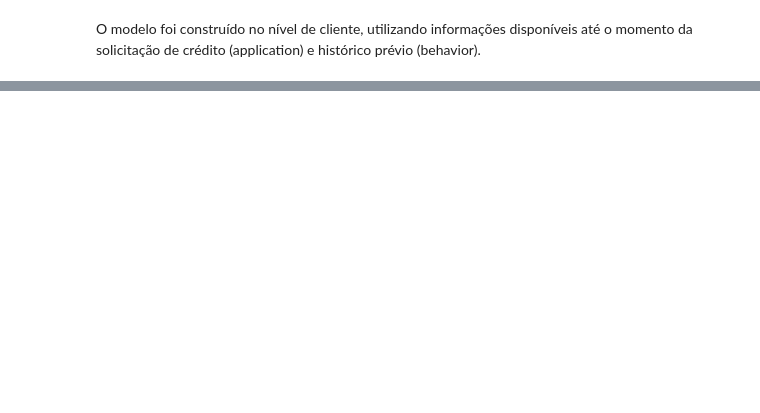
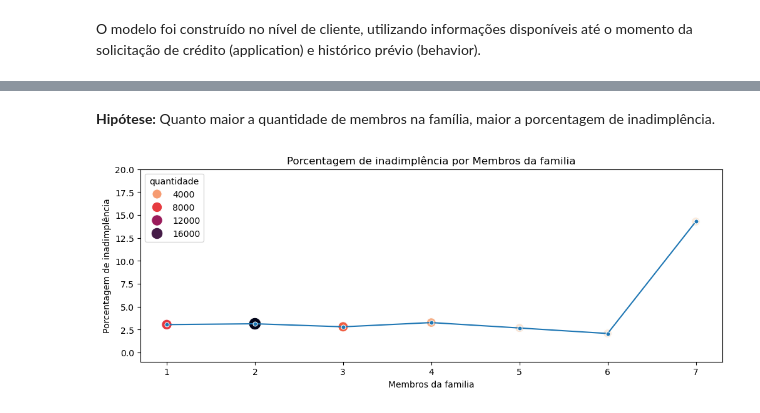
Before and after one commit to Passaret/Case-credito, a Jupyter notebook: case.ipynb, the cells around one changed output, grey strips where cells are left out. Cells and saved outputs as stored; diff of their text form; code cells hidden in the pictures; blank space fills up the shorter version.

```diff
--- a/case.ipynb
+++ b/case.ipynb
@@ -1077,13 +636,24 @@ df_app = (
     )
 )
 
-# Base final
+# Juntando as bases
 df_model_behavior = (
     df_app
     .merge(agg_hist_contratos, on='id_cliente', how='left')
     .merge(agg_hist_parcelas, on='id_cliente', how='left')
 )
+
+# Juntando base + target_cliente
+df_model_final = (
+    df_model_behavior
+    .merge(
+        target_cliente,
+        on='id_cliente',
+        how='left'
+    )
+)
 # %%
+# Tratamento
 behavior_cols = [
     'qtd_contratos_previos',
     'qtd_contratos_encerrados',
@@ -1102,7 +672,9 @@ behavior_cols = [
     'flag_ja_inadimplente'
 ]
 
+# Criando flags dos missing
 for col in behavior_cols:
-    df_model_behavior[f'{col}_missing'] = df_model_behavior[col].isna().astype(int)
+    df_model_final[f'{col}_missing'] = df_model_final[col].isna().astype(int)
 
-df_model_behavior[behavior_cols] = df_model_behavior[behavior_cols].fillna(0)
+# Valores NA inputados 0
+df_model_final[behavior_cols] = df_model_final[behavior_cols].fillna(0)
@@ -1125,0 +703,42 @@ df_model_behavior[behavior_cols].describe().T
+# %% [markdown]
+**Hipótese:** Quanto maior a quantidade de membros na família, maior a porcentagem de inadimplência.
+# %%
+familia_inad = (
+    df_model_final.groupby(['over60mob06', 'qtd_membros_familia'], observed=False) \
+    .agg(count = pd.NamedAgg(column='qtd_membros_familia', aggfunc='count')) \
+    .reset_index() \
+    .pivot(index = 'qtd_membros_familia', columns='over60mob06', values= 'count')
+)
+familia_inad.reset_index(inplace=True)
+
+# Criando a coluna de quantidade total de ofertas
+familia_inad['quantidade'] = familia_inad[0] + familia_inad[1]
+
+familia_inad['Inadimplência_%'] = round((familia_inad[1] / (familia_inad[0] + familia_inad[1]) * 100),2)
+
+
+# Gráfico
+plt.figure(figsize=(12,4))
+
+g = sns.lineplot(data = familia_inad, x= 'qtd_membros_familia', y = 'Inadimplência_%', marker ='o', markersize = 5)
+
+g1 = sns.scatterplot(
+    data=familia_inad,
+    x='qtd_membros_familia',
+    y='Inadimplência_%',
+    size='quantidade',
+    sizes=(100, 200),
+    alpha=1,
+    legend=True,
+    hue = 'quantidade',
+    palette='rocket_r'
+)
+
+# Textos
+plt.title('Porcentagem de inadimplência por Membros da familia')
+plt.xlabel('Membros da familia')
+plt.ylabel('Porcentagem de inadimplência')
+plt.ylim(-1,20)
+None
+# %% [output]
+[figure, added]
```
Also changed, not shown: parts of 57 cells of this notebook.
